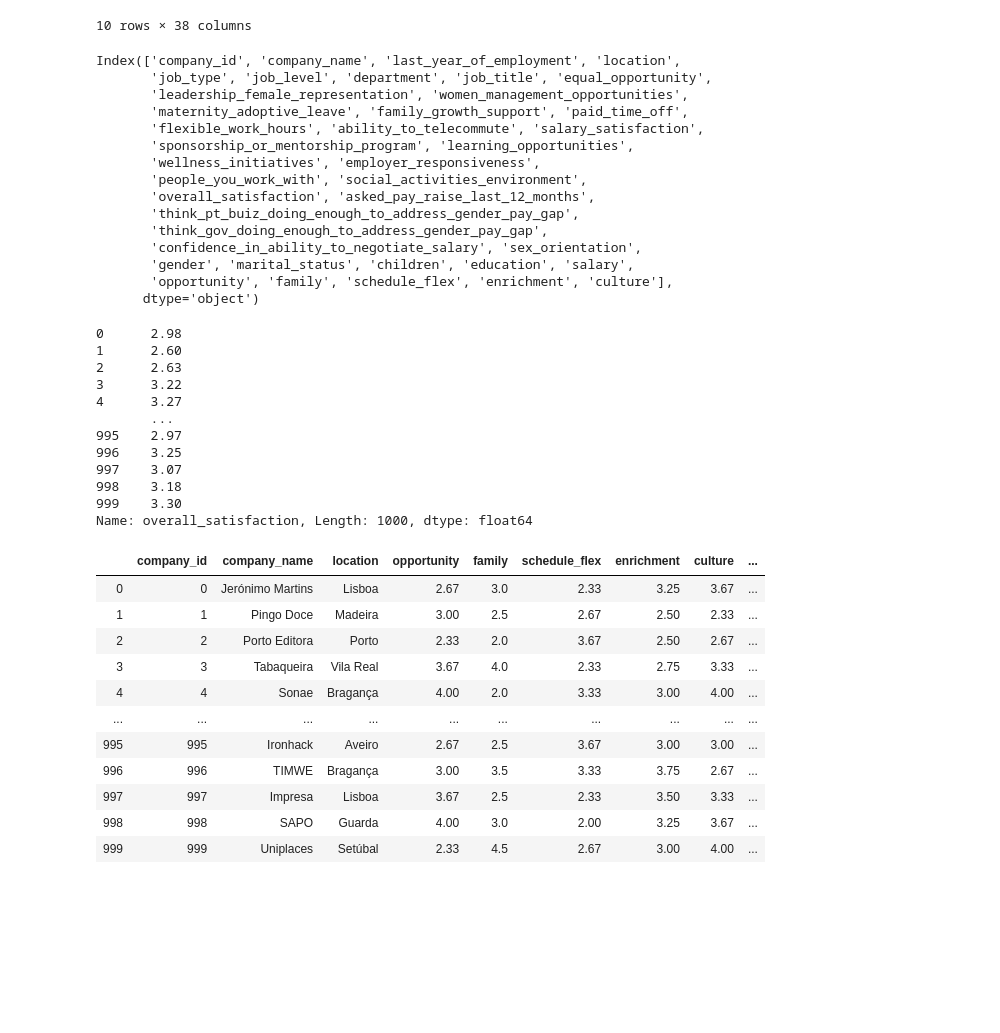
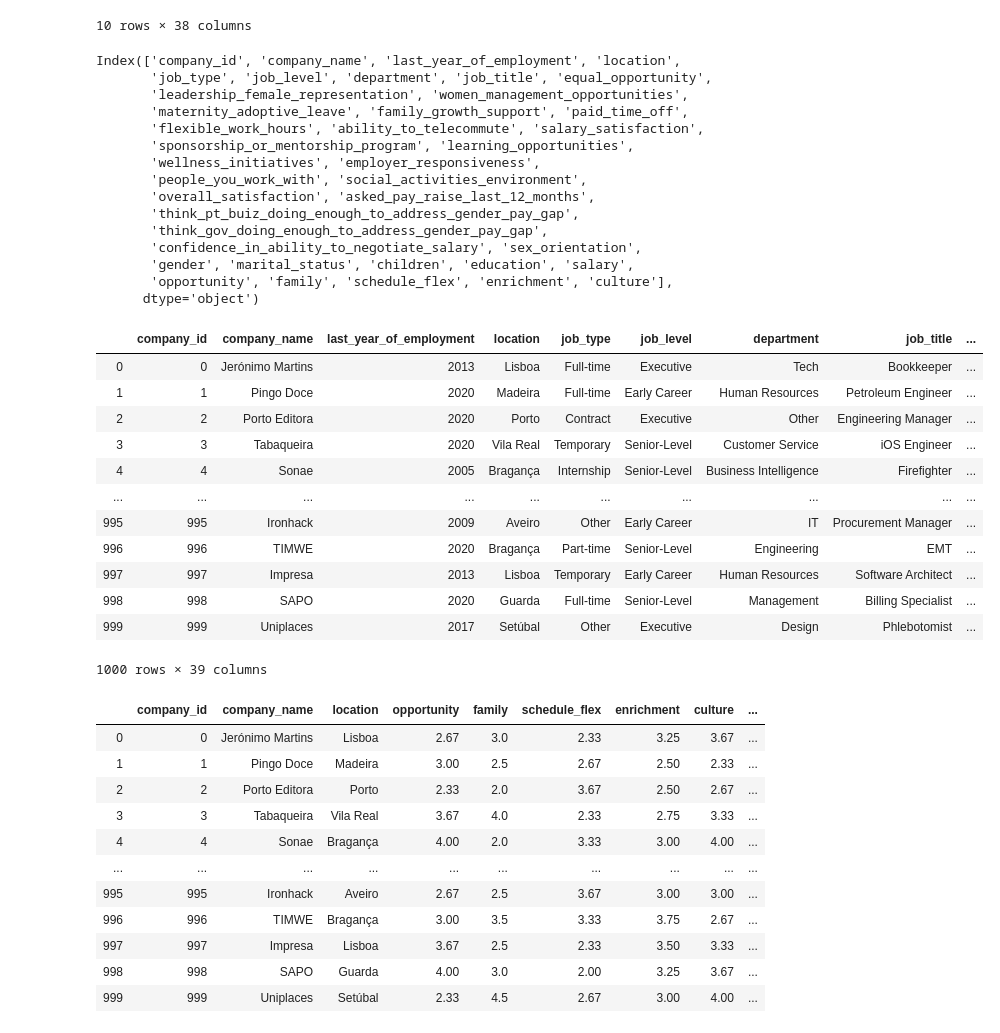
Before and after one commit to duarteharris/Hackahton, a Jupyter notebook: exploration.ipynb, the cells around one changed output. Saved outputs shown, nothing was run; the diff lists cells and outputs as text; code cells hidden in the pictures; blank space fills up the shorter version.

```diff
--- a/exploration.ipynb
+++ b/exploration.ipynb
@@ -226,45 +226,47 @@ df["family"] = round((df["maternity_adoptive_leave"] + df["family_growth_support
 df["schedule_flex"] = round((df["paid_time_off"] + df["flexible_work_hours"] + df["ability_to_telecommute"]) / 3, 2)
 df["enrichment"] = round((df["salary_satisfaction"] + df["sponsorship_or_mentorship_program"] + df["learning_opportunities"] + df["wellness_initiatives"]) / 4, 2)
 df["culture"] = round((df["employer_responsiveness"] + df["people_you_work_with"] + df["social_activities_environment"]) / 3, 2)
 
 # changing overall rating
 df["overall_satisfaction"] = round((df["opportunity"] + df["family"] + df["schedule_flex"] + df["enrichment"] + df["culture"]) / 5, 2)
 
 # checking
 df["opportunity"]
 df["family"]
 df["schedule_flex"]
 df["enrichment"]
 df["culture"]
 df["overall_satisfaction"]
+df
 # %% [output]
 Index(['company_id', 'company_name', 'last_year_of_employment', 'location',
        'job_type', 'job_level', 'department', 'job_title', 'equal_opportunity',
        'leadership_female_representation', 'women_management_opportunities',
        'maternity_adoptive_leave', 'family_growth_support', 'paid_time_off',
        'flexible_work_hours', 'ability_to_telecommute', 'salary_satisfaction',
        'sponsorship_or_mentorship_program', 'learning_opportunities',
        'wellness_initiatives', 'employer_responsiveness',
        'people_you_work_with', 'social_activities_environment',
        'overall_satisfaction', 'asked_pay_raise_last_12_months',
        'think_pt_buiz_doing_enough_to_address_gender_pay_gap',
        'think_gov_doing_enough_to_address_gender_pay_gap',
        'confidence_in_ability_to_negotiate_salary', 'sex_orientation',
        'gender', 'marital_status', 'children', 'education', 'salary',
        'opportunity', 'family', 'schedule_flex', 'enrichment', 'culture'],
       dtype='object')
+|  | company_id | company_name | last_year_of_employment | location | job_type | job_level | department | job_title | ... |
+| 0 | 0 | Jerónimo Martins | 2013 | Lisboa | Full-time | Executive | Tech | Bookkeeper | ... |
+| 1 | 1 | Pingo Doce | 2020 | Madeira | Full-time | Early Career | Human Resources | Petroleum Engineer | ... |
+| 2 | 2 | Porto Editora | 2020 | Porto | Contract | Executive | Other | Engineering Manager | ... |
+| 3 | 3 | Tabaqueira | 2020 | Vila Real | Temporary | Senior-Level | Customer Service | iOS Engineer | ... |
+| 4 | 4 | Sonae | 2005 | Bragança | Internship | Senior-Level | Business Intelligence | Firefighter | ... |
+| ... | ... | ... | ... | ... | ... | ... | ... | ... | ... |
+| 995 | 995 | Ironhack | 2009 | Aveiro | Other | Early Career | IT | Procurement Manager | ... |
+| 996 | 996 | TIMWE | 2020 | Bragança | Part-time | Senior-Level | Engineering | EMT | ... |
+| 997 | 997 | Impresa | 2013 | Lisboa | Temporary | Early Career | Human Resources | Software Architect | ... |
+| 998 | 998 | SAPO | 2020 | Guarda | Full-time | Senior-Level | Management | Billing Specialist | ... |
+| 999 | 999 | Uniplaces | 2017 | Setúbal | Other | Executive | Design | Phlebotomist | ... |
-0      2.98
-1      2.60
-2      2.63
-3      3.22
-4      3.27
-       ...
-995    2.97
-996    3.25
-997    3.07
-998    3.18
-999    3.30
-Name: overall_satisfaction, Length: 1000, dtype: float64
+1000 rows × 39 columns
 # %%
 # creating smaller DF
 ratings = df[["company_id", "company_name", "location", "opportunity", "family", "schedule_flex", "enrichment", "culture",
```
Also changed, not shown: parts of 2 cells of this notebook, 1 other file.
